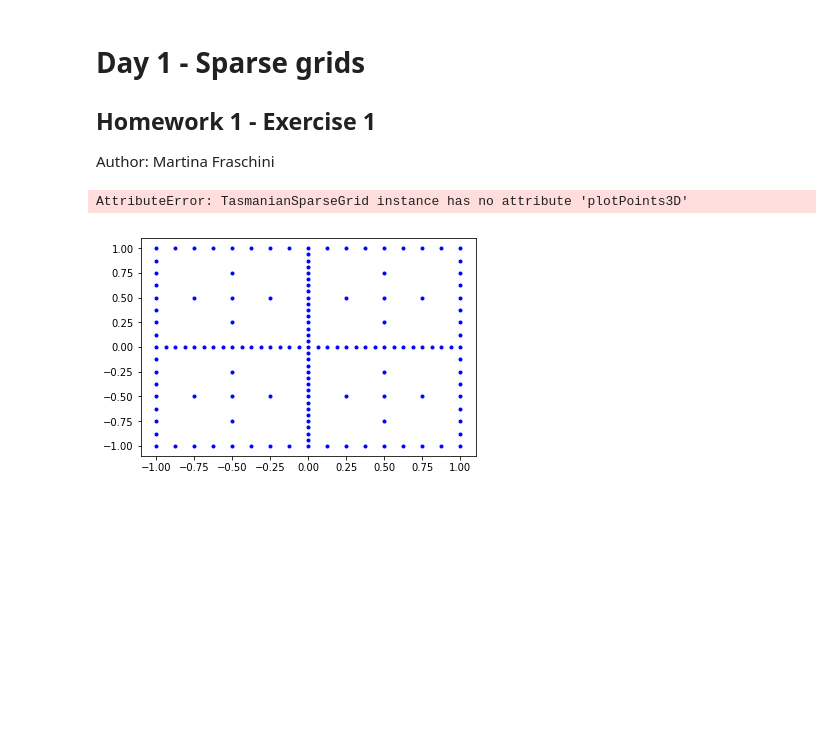
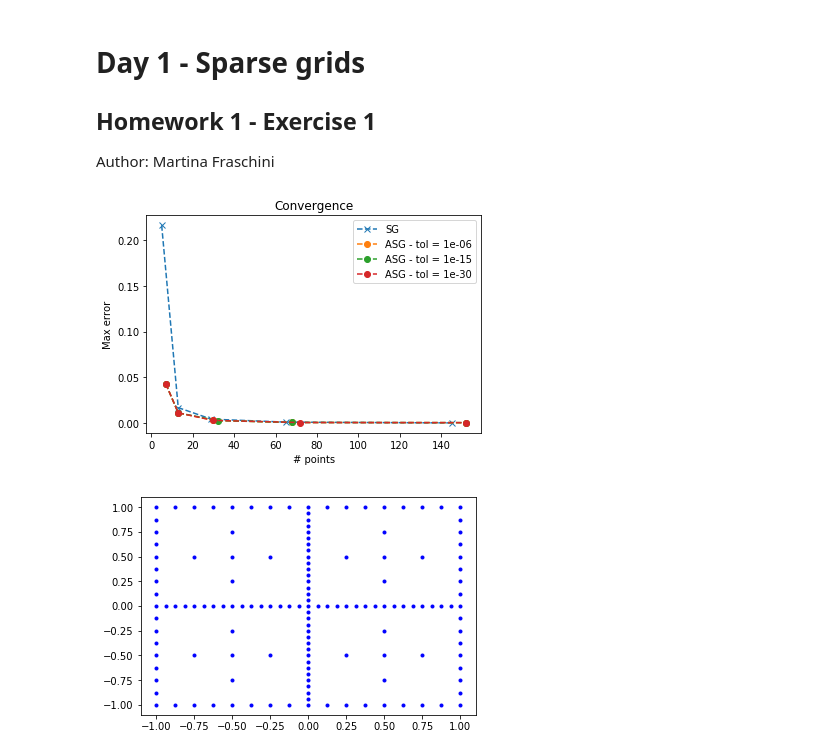
Before and after one commit to MartinaFraschini/OSE2019, a Jupyter notebook: day1/SparseGridCode/analytical_examples/TASMANIAN_Python/Hwk1_Ex1.ipynb, the cells around one changed output. Saved outputs shown, nothing was run; the diff lists cells and outputs as text; code cells hidden in the pictures; blank space fills up the shorter version.

```diff
--- a/day1/SparseGridCode/analytical_examples/TASMANIAN_Python/Hwk1_Ex1.ipynb
+++ b/day1/SparseGridCode/analytical_examples/TASMANIAN_Python/Hwk1_Ex1.ipynb
@@ -75,9 +75,9 @@ out = 1    # number of outputs for grid
 lev = 5    # number of levels for sparse grid
 basis = 1    #1= linear basis functions
 reflev = 15    # refinement level for adaptive sparse grid
-tol2 = 1.E-0    # tolerance criterion for adaptive sparse grid
-tol3 = 1.E-1
-tol4 = 1.E-2
+tol2 = 1.E-6    # tolerance criterion for adaptive sparse grid
+tol3 = 1.E-15
+tol4 = 1.E-30
 
 function = lambda x: oscillatory(x)
 
@@ -87,39 +87,40 @@ for iI in range(NN):
     for iJ in range(dd):
         aPnts[iI][iJ] = uniform(-1.0, 1.0)
 
 # values of function at sample points
 aTres = np.empty([NN,])
 args = [w1, cdd, aPnts, aTres]
 aTres = function(args)
 
 NumPts1 = np.empty([lev,])
 NumPts2 = np.empty([lev,])
 NumPts3 = np.empty([lev,])
 NumPts4 = np.empty([lev,])
 err1 = np.empty([lev,])
 err2 = np.empty([lev,])
 err3 = np.empty([lev,])
 err4 = np.empty([lev,])
 for ll in range(lev):
     grid1, NumPts1[ll] = nonadaptive(dd, out, ll+1, basis, w1, cdd)
     err1[ll] = maxerr(grid1, aPnts, aTres)
-    grid2, NumPts2[ll] = adaptive(dd, out, ll+1, reflev, tol2, basis, w1, cdd)
+    grid2, NumPts2[ll] = adaptive(dd, out, 1, ll+1, tol2, basis, w1, cdd)
     err2[ll] = maxerr(grid2, aPnts, aTres)
-    grid3, NumPts3[ll] = adaptive(dd, out, ll+1, reflev, tol3, basis, w1, cdd)
-    err3[ll] = maxerr(grid2, aPnts, aTres)
-    grid4, NumPts4[ll] = adaptive(dd, out, ll+1, reflev, tol4, basis, w1, cdd)
-    err4[ll] = maxerr(grid2, aPnts, aTres)
+    grid3, NumPts3[ll] = adaptive(dd, out, 1, ll+1, tol3, basis, w1, cdd)
+    err3[ll] = maxerr(grid3, aPnts, aTres)
+    grid4, NumPts4[ll] = adaptive(dd, out, 1, ll+1, tol4, basis, w1, cdd)
+    err4[ll] = maxerr(grid4, aPnts, aTres)
 
 plt.plot(NumPts1, err1, 'x--', label='SG')
 plt.plot(NumPts2, err2, 'o--', label='ASG - tol = {}'.format(tol2))
 plt.plot(NumPts3, err3, 'o--', label='ASG - tol = {}'.format(tol3))
 plt.plot(NumPts4, err4, 'o--', label='ASG - tol = {}'.format(tol4))
 plt.xlabel("# points")
 plt.ylabel("Max error")
 plt.title("Convergence")
+plt.legend()
 plt.show()
 # %% [output]
-AttributeError: TasmanianSparseGrid instance has no attribute 'plotPoints3D'
+[figure, added]
 # %%
 grid1.plotPoints2D()
 plt.show()
```
Also changed, not shown: parts of 4 cells of this notebook.
